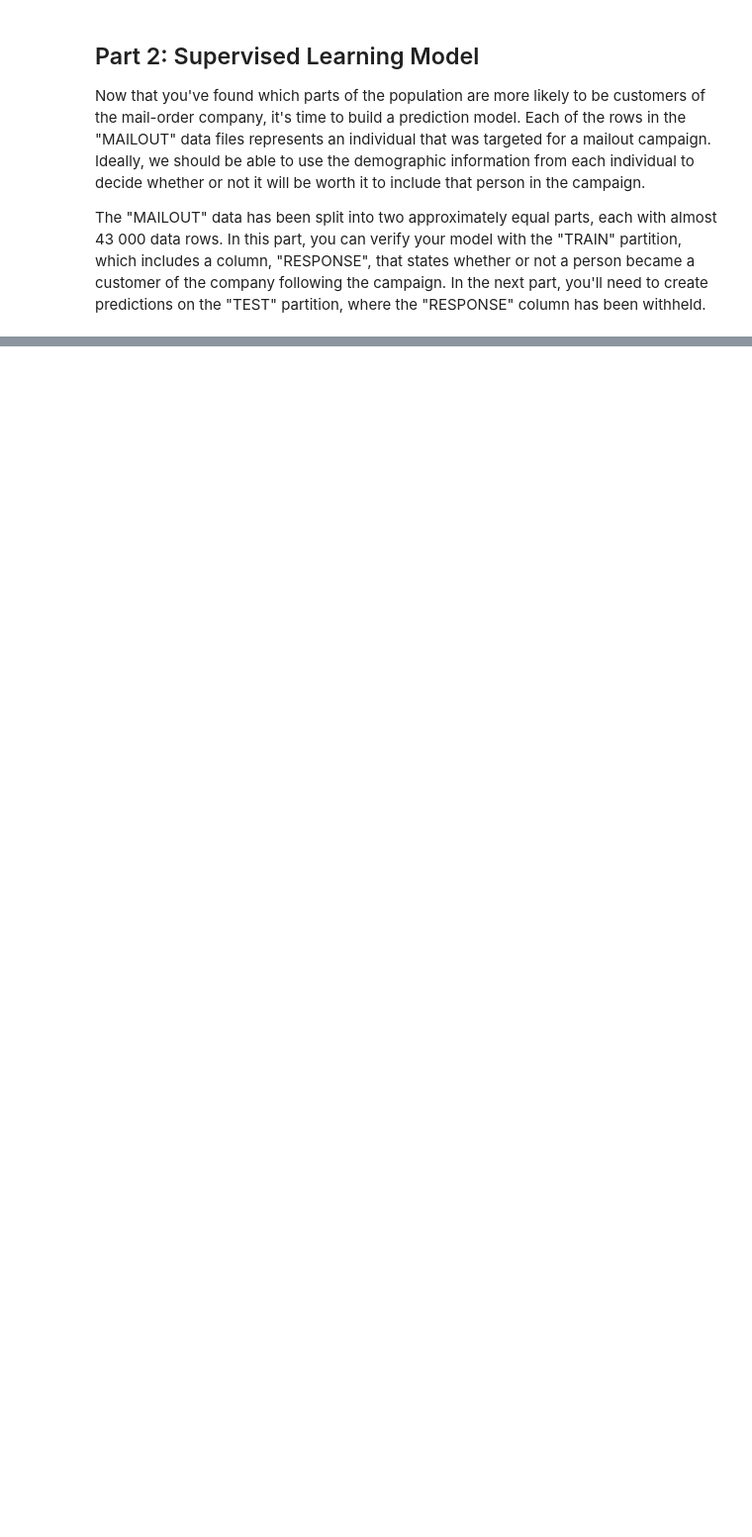
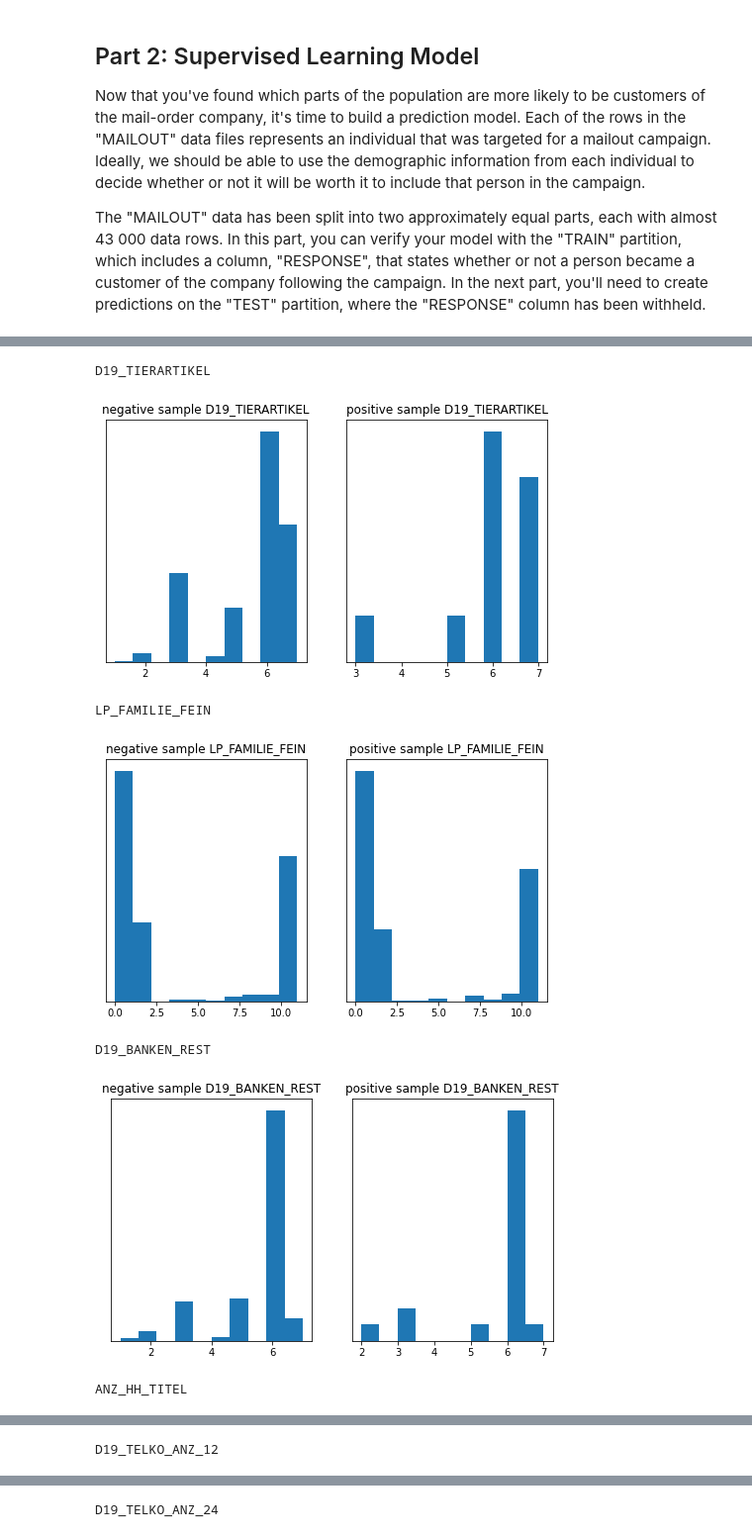
Before and after one commit to korntewin/capstone-arvato-customer-segmentation, a Jupyter notebook: Arvato Project Workbook.ipynb, the cells around one changed output, grey strips where cells are left out. Shown at 99% size. Drawn from its saved outputs; the diff is of its cells as text; code cells hidden in the pictures; blank space fills up the shorter version.

```diff
--- a/Arvato Project Workbook.ipynb
+++ b/Arvato Project Workbook.ipynb
@@ -789,0 +725,14 @@ pd.DataFrame(clf.feature_importances_.reshape(1, -1), columns=list(clean_az_cus.
+# %%
+from sklearn.model_selection import train_test_split
+
+train_size = 0.8
+
+# stratify split to train and val set
+train_X, val_X, train_y, val_y = train_test_split(train_X_, train_y_, train_size=train_size, stratify=train_y_, random_state=85)
+# %%
+# add additional feature from unsupervised learning
+add_train_X = train_X.copy()
+add_val_X = val_X.copy()
+
+add_train_X['CLUSTER'] = uns_pipe.predict(pipe.transform(train_X))
+add_val_X['CLUSTER'] = uns_pipe.predict(pipe.transform(val_X))
@@ -789,0 +742,2 @@ pd.DataFrame(clf.feature_importances_.reshape(1, -1), columns=list(clean_az_cus.
+# %%
+diff_features = check_cosine_similarity(add_train_X.loc[train_y == 0], add_train_X.loc[train_y == 1], all_feature_contains + ['CLUSTER'], feature2unk)
@@ -789,0 +769,2 @@ pd.DataFrame(clf.feature_importances_.reshape(1, -1), columns=list(clean_az_cus.
+# %%
+too_many_nom_features = identify_too_many_nominal(train_X, diff_features, metadata)
@@ -789,0 +776,10 @@ pd.DataFrame(clf.feature_importances_.reshape(1, -1), columns=list(clean_az_cus.
+# %%
+compare_plot_diff_features(train_X.loc[train_y == 0], 'negative sample', train_X.loc[train_y == 1], 'positive sample', list(set(diff_features) - set(too_many_nom_features)))
+# %% [output]
+D19_TIERARTIKEL
+[figure, added]
+LP_FAMILIE_FEIN
+[figure, added]
+D19_BANKEN_REST
+[figure, added]
+ANZ_HH_TITEL
@@ -789,0 +787 @@ pd.DataFrame(clf.feature_importances_.reshape(1, -1), columns=list(clean_az_cus.
+D19_TELKO_ANZ_12
@@ -789,0 +789 @@ pd.DataFrame(clf.feature_importances_.reshape(1, -1), columns=list(clean_az_cus.
+D19_TELKO_ANZ_24
```
Also changed, not shown: parts of 32 cells of this notebook, 2 other files.
